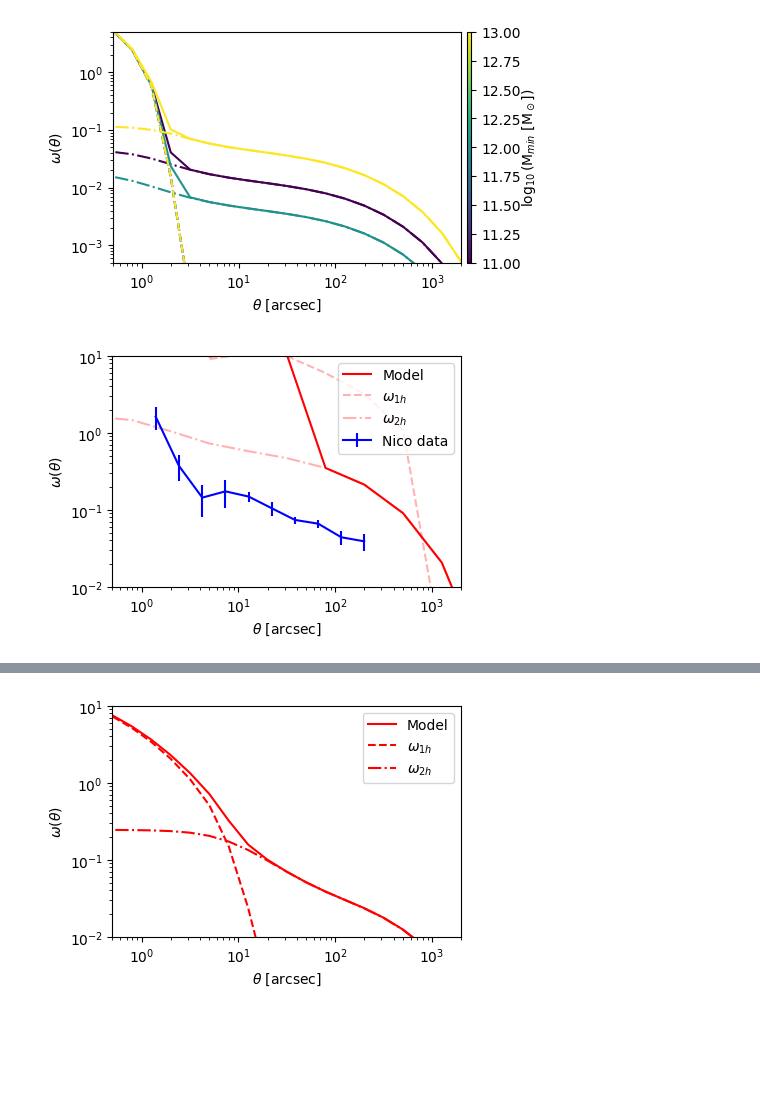
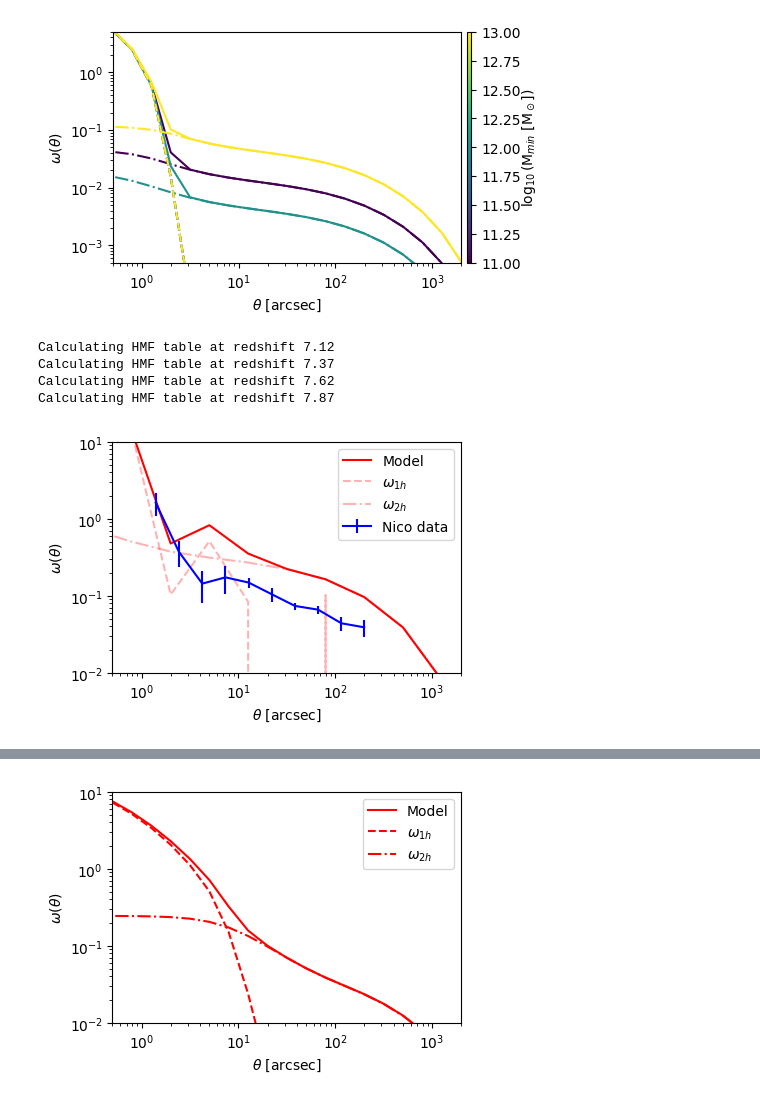
Before and after one commit to Ferr013/HOD, a Jupyter notebook: test_note.ipynb, the cells around one changed output, grey strips where cells are left out. Drawn from its saved outputs; the diff is of its cells as text; code cells hidden in the pictures; blank space fills up the shorter version.

```diff
--- a/test_note.ipynb
+++ b/test_note.ipynb
@@ -562,9 +671,9 @@ plt.show()
 # %% [output]
 [figure]
 # %%
-M_sat, M_min, sigma_logM, alpha = 10**13, 10**12.5, 0.2, 1.0
+M_sat, M_min, sigma_logM, alpha = 10**12, 10**11.2, 0.2, 1.0
 
-zz = np.array([5.    , 5.2475, 5.495 , 5.7425, 5.99  ])
+zz = np.array([5.    , 5.2475, 5.495 , 5.7425, 5.99  ])+2
 z_array = (zz[:-1] + zz[1:]) / 2
 N = np.array([448, 451, 641, 535])
 w_obs = np.array([1.62159772, 0.37306552, 0.14413575, 0.17384627, 0.14877287, 0.10469127, 0.07389844, 0.06610705, 0.04405596, 0.03900939])
@@ -572,31 +681,47 @@ w_err = np.array([0.52663385, 0.13507835, 0.06413887, 0.06794559, 0.0229982 , 0.
 
 bin_centre = np.array([  1.3977544 ,   2.42791058,   4.23306435,   7.33872431, 12.74758672,
                          22.14320549,  38.43186415,  66.63374299,115.39951339, 198.93851897])
 # plt.errorbar(bin_centre,w_obs, w_err, c='b')
 
 N_norm = N / (np.sum(N) * np.diff(zz)[0])
 t_Nico = bin_centre/206265
 
 th_arr = np.logspace(-0.5, 3.5, 11)/206265
 o1_N, o2_N = HOD.omega(th_arr, M_min, sigma_logM, M_sat, alpha, N_norm, z_array, REWRITE_TBLS=0, LOW_RES=1)
 
 SHOW_HALO_TERMS = 1
 _oN = np.copy(o1_N)
 _oN[_oN<0] = 0
 _oN[th_arr>=35/206265] = 0
 fig, ax = plt.subplots(1, 1, figsize=(4.5, 3), sharex=False, sharey=False)
 ax.plot(th_arr*206265, _oN+o2_N, c = 'r', ls = '-', label='Model')
 if SHOW_HALO_TERMS:
     ax.plot(th_arr*206265, o1_N    , c = 'r', ls = '--', alpha = 0.3, label=r'$\omega_{1h}$')
     ax.plot(th_arr*206265, o2_N    , c = 'r', ls = '-.', alpha = 0.3, label=r'$\omega_{2h}$')
 ax.errorbar(bin_centre,w_obs, w_err, c='b', label='Nico data')
 ax.set_xscale('log')
 ax.set_yscale('log')
 ax.set_xlim((0.5,2e3))
 ax.set_ylim((1e-2, 1e1))
 ax.set_xlabel(r'$\theta$ [arcsec]')
 ax.set_ylabel(r'$\omega$($\theta$)')
+
+# new_tick_locations = np.array([1,10,100,1000])/60
+# ax2 = ax.twiny()
+# def tick_function(theta, z_mean):
+#     R = theta * cosmo.kpc_proper_per_arcmin(z_mean).value
+#     return ["%.2f" % r for r in R]
+# ax2.set_xlim(ax.get_xlim())
+# ax2.set_xticks(new_tick_locations)
+# ax2.set_xticklabels(tick_function(new_tick_locations, np.mean(zz)))
+# ax2.set_xlabel(r"R [kpc]")
+# ax2.set_xscale('log')
+
 plt.legend()
 plt.show()
 # %% [output]
+Calculating HMF table at redshift 7.12
+Calculating HMF table at redshift 7.37
+Calculating HMF table at redshift 7.62
+Calculating HMF table at redshift 7.87
-[figure, old version]
+[figure, new version]
```
Also changed, not shown: parts of 15 cells of this notebook, 10 other files.
